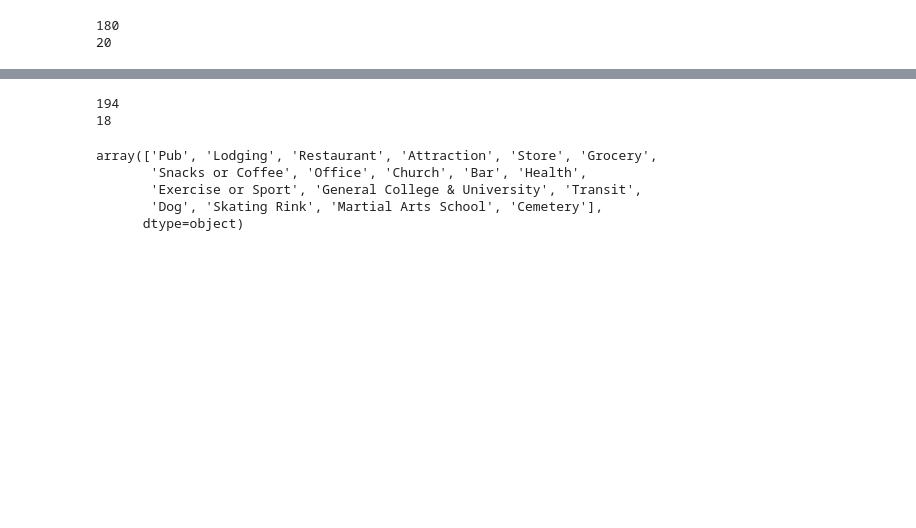
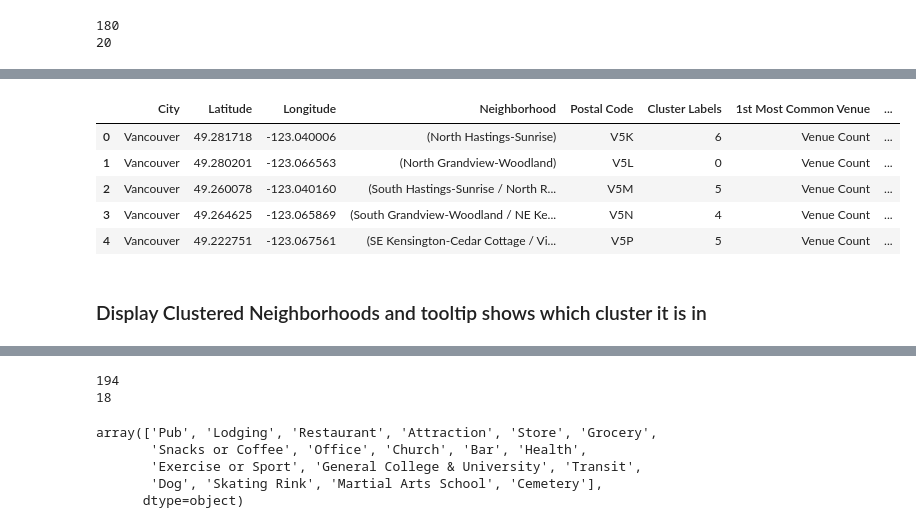
Before and after one commit to paolynv/Coursera-Capstone, a Jupyter notebook: Comparison-Vancouver-Paris-PV.ipynb, the cells around one changed output, grey strips where cells are left out. Saved outputs shown, nothing was run; the diff lists cells and outputs as text; code cells hidden in the pictures; blank space fills up the shorter version.

```diff
--- a/Comparison-Vancouver-Paris-PV.ipynb
+++ b/Comparison-Vancouver-Paris-PV.ipynb
@@ -464,0 +513,48 @@ vancouver_grouped['Venue Count'] = vancouver_grouped.iloc[:, 1:].sum(axis=1)
+# %%
+def return_most_common_venues(row, num_top_venues):
+    row_categories = row.iloc[1:]
+    row_categories_sorted = row_categories.sort_values(ascending=False)
+
+    return row_categories_sorted.index.values[0:num_top_venues]
+# %%
+
+num_top_venues = 5
+
+indicators = ['st', 'nd', 'rd']
+
+# create columns according to number of top venues
+columns = ['Neighborhood']
+for ind in np.arange(num_top_venues):
+    try:
+        columns.append('{}{} Most Common Venue'.format(ind+1, indicators[ind]))
+    except:
+        columns.append('{}th Most Common Venue'.format(ind+1))
+
+# create a new dataframe
+neighborhoods_venues_sorted = pd.DataFrame(columns=columns)
+neighborhoods_venues_sorted['Neighborhood'] = vancouver_grouped['Neighborhood']
+
+for ind in np.arange(vancouver_grouped.shape[0]):
+    neighborhoods_venues_sorted.iloc[ind, 1:] = return_most_common_venues(vancouver_grouped.iloc[ind, :], num_top_venues)
+
+neighborhoods_venues_sorted.head()
+
+
+# add clustering labels
+neighborhoods_venues_sorted.insert(0, 'Cluster Labels', kmeans.labels_)
+
+vancouver_merged = dfVanLoc.join(neighborhoods_venues_sorted.set_index('Neighborhood'), on='Neighborhood')
+
+# merge manhattan_grouped with manhattan_data to add latitude/longitude for each neighborhood
+# manhattan_merged = manhattan_merged.join(neighborhoods_venues_sorted.set_index('Neighborhood'), on='Neighborhood')
+
+vancouver_merged.head() # check the first columns!
+# %% [output]
+|  | City | Latitude | Longitude | Neighborhood | Postal Code | Cluster Labels | 1st Most Common Venue | ... |
+| 0 | Vancouver | 49.281718 | -123.040006 | (North Hastings-Sunrise) | V5K | 6 | Venue Count | ... |
+| 1 | Vancouver | 49.280201 | -123.066563 | (North Grandview-Woodland) | V5L | 0 | Venue Count | ... |
+| 2 | Vancouver | 49.260078 | -123.040160 | (South Hastings-Sunrise / North R... | V5M | 5 | Venue Count | ... |
+| 3 | Vancouver | 49.264625 | -123.065869 | (South Grandview-Woodland / NE Ke... | V5N | 4 | Venue Count | ... |
+| 4 | Vancouver | 49.222751 | -123.067561 | (SE Kensington-Cedar Cottage / Vi... | V5P | 5 | Venue Count | ... |
+# %% [markdown]
+### Display Clustered Neighborhoods and tooltip shows which cluster it is in
```
Also changed, not shown: parts of 22 cells of this notebook.
